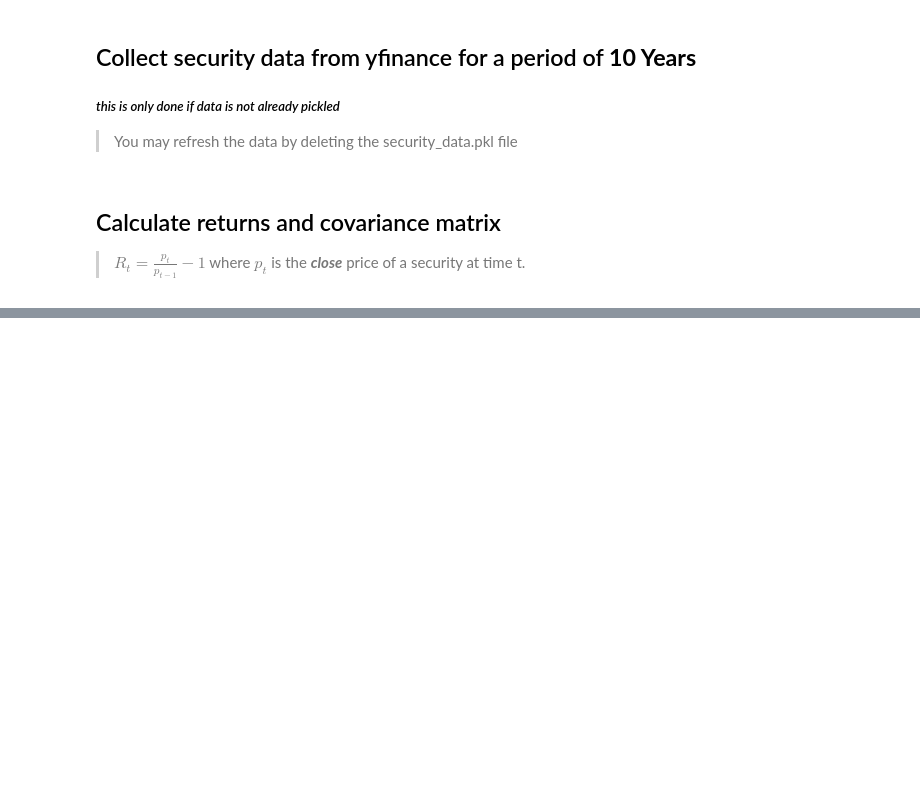
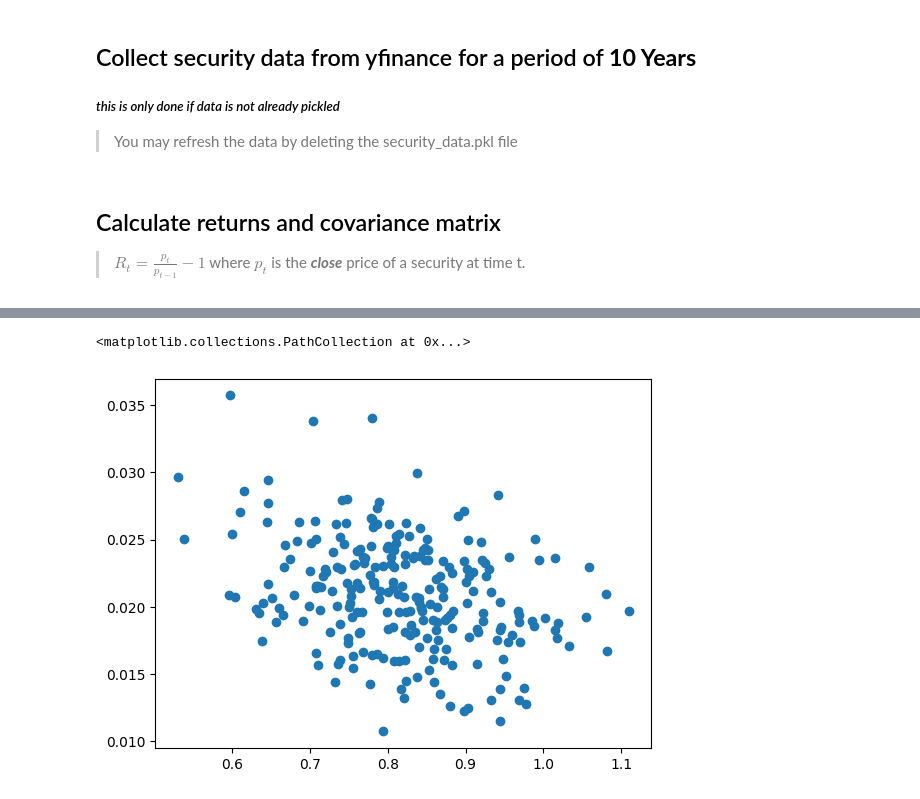
Before and after one commit to NookRitzia/Markowitz-Portfolio-Optimization, a Jupyter notebook: Markowitz Optimal Portfolio Weights.ipynb, the cells around one changed output, grey strips where cells are left out. Drawn from its saved outputs; the diff is of its cells as text; code cells hidden in the pictures; blank space fills up the shorter version.

```diff
--- a/Markowitz Optimal Portfolio Weights.ipynb
+++ b/Markowitz Optimal Portfolio Weights.ipynb
@@ -55,0 +241,5 @@ matrix([[2.15176453e-04, 1.38668256e-04, 1.09086021e-04, 1.65280817e-04,
+# %%
+plt.scatter(uR_list, std_list)
+# %% [output]
+<matplotlib.collections.PathCollection at 0x...>
+[figure, added]
```
Also changed, not shown: parts of 20 cells of this notebook, 2 other files.
